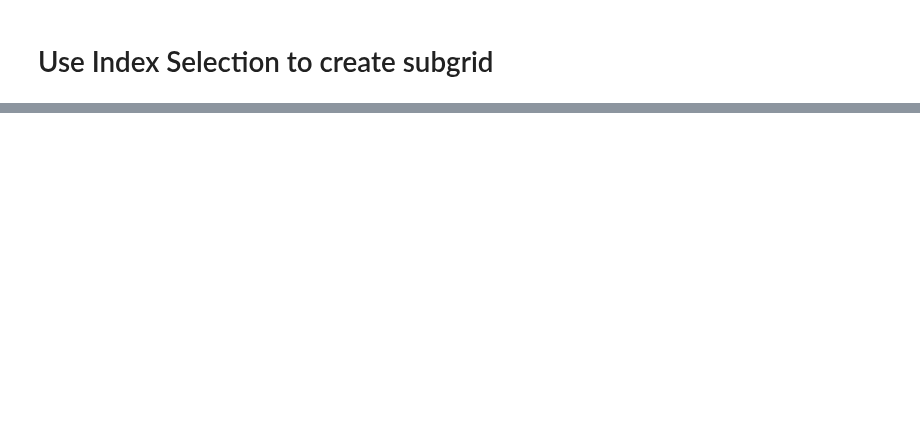
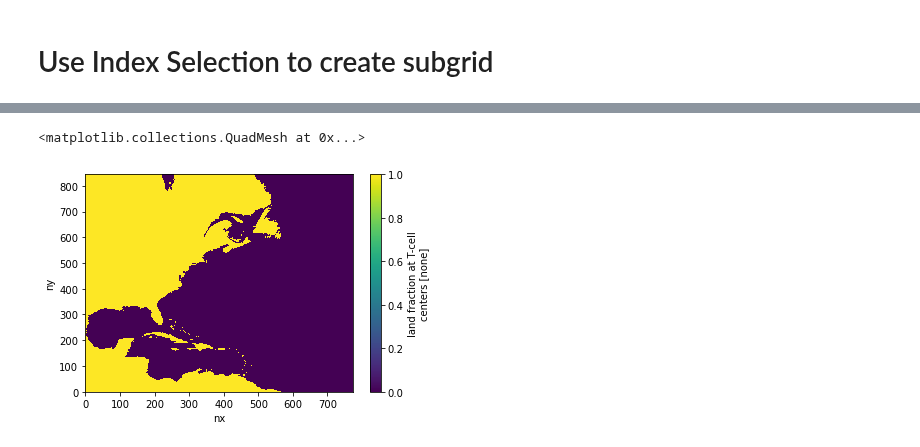
Before and after one commit to jsimkins2/esm_lab, a Jupyter notebook: grid_gen/subgrid/subset_grid.ipynb, the cells around one changed output, grey strips where cells are left out. Drawn from its saved outputs; the diff is of its cells as text; code cells hidden in the pictures; blank space fills up the shorter version.

```diff
--- a/grid_gen/subgrid/subset_grid.ipynb
+++ b/grid_gen/subgrid/subset_grid.ipynb
@@ -145,0 +160,3 @@ plotgrid(grid=test, plotStep=10, mapExtent=[-110, -30, -10,60])
+# %%
+subland = land.isel(ny=slice(int(latMinInd/2), int(latMaxInd/2)), nx=slice(int(lonMinInd/2),int(lonMaxInd/2)))
+subland
@@ -145,0 +173,5 @@ plotgrid(grid=test, plotStep=10, mapExtent=[-110, -30, -10,60])
+# %%
+subland.mask.plot()
+# %% [output]
+<matplotlib.collections.QuadMesh at 0x...>
+[figure, added]
```
Also changed, not shown: parts of 32 cells of this notebook, 2 other files.
